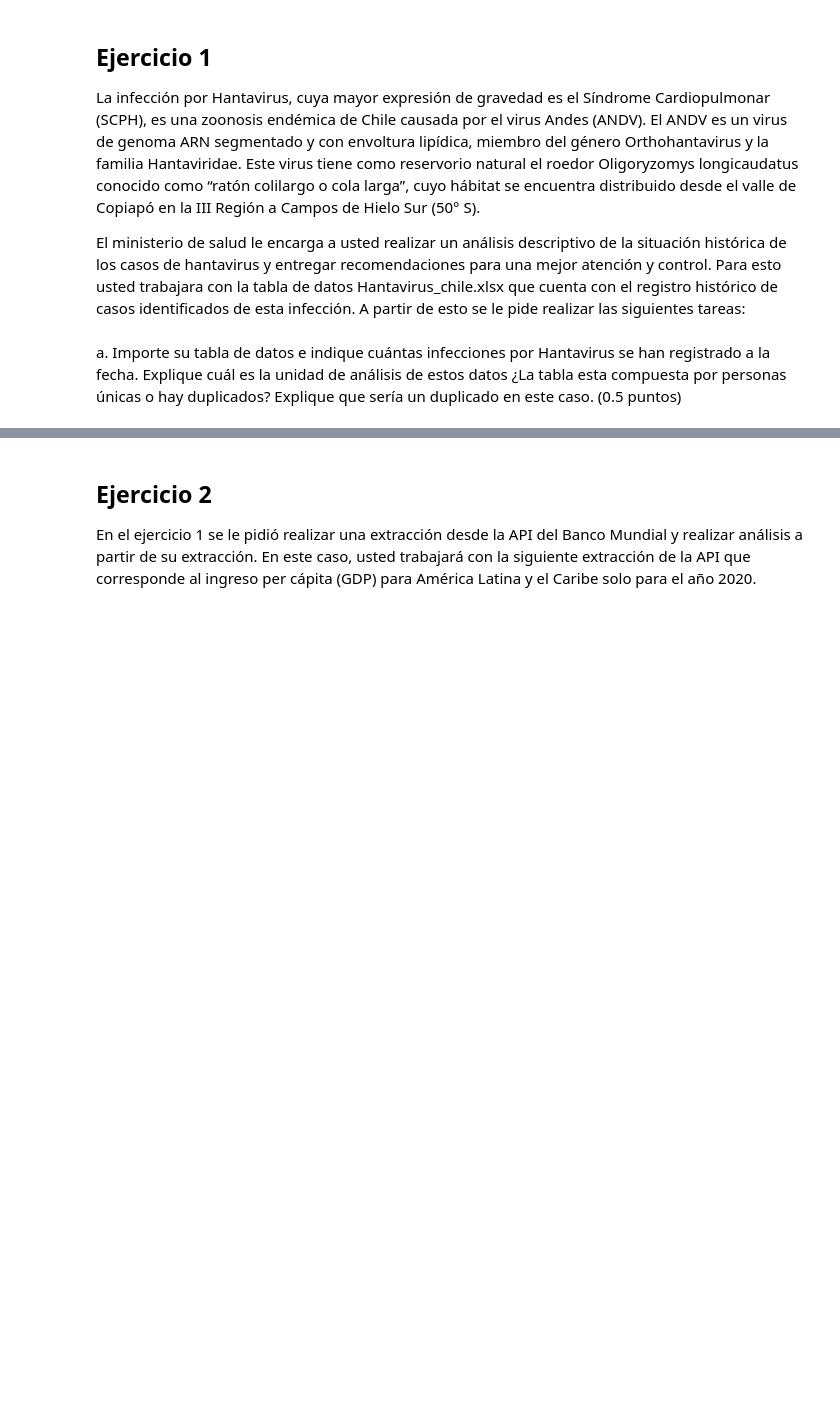
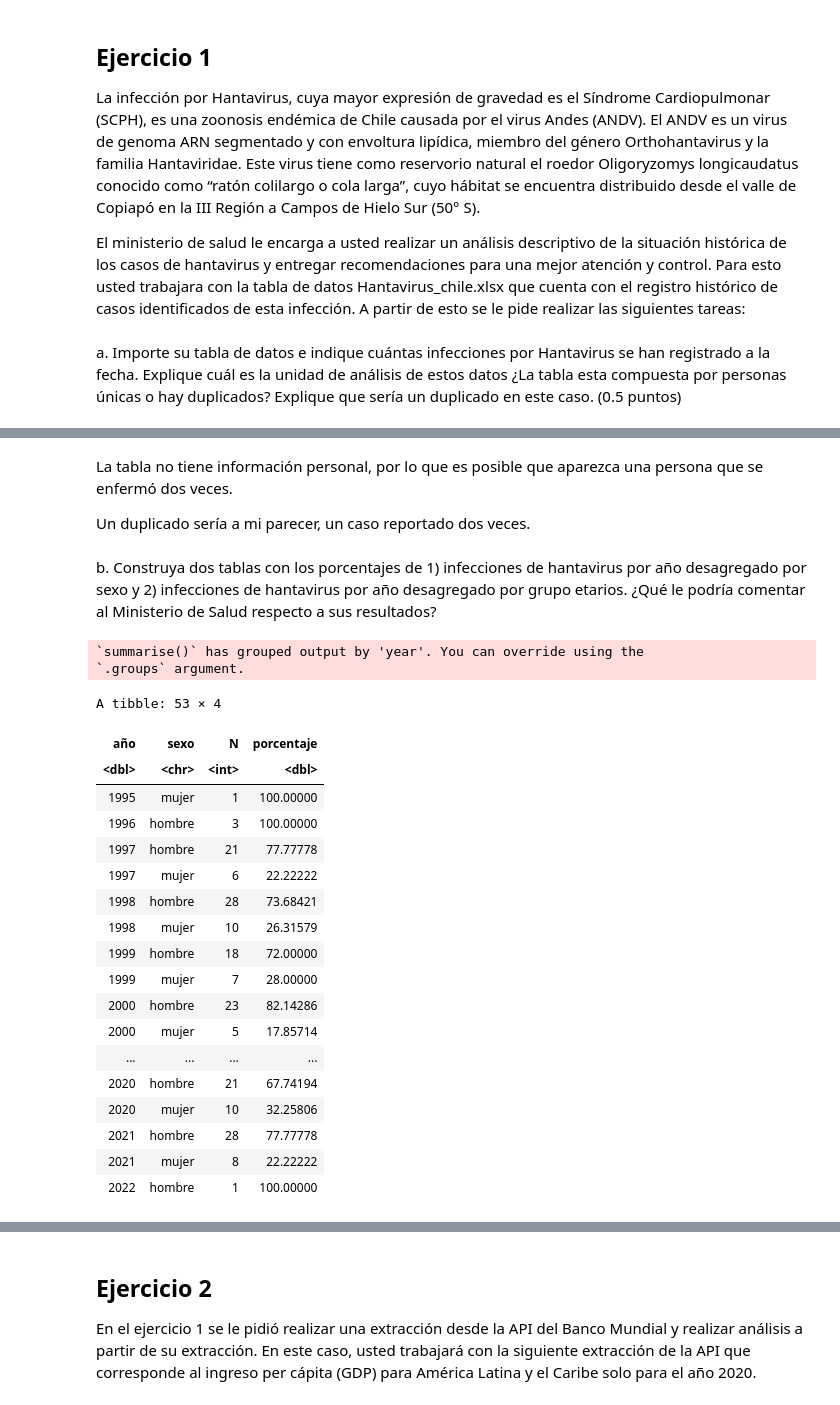
Before and after one commit to zoendeloi/CDPP-TAD1, a Jupyter notebook: tarea2-tad1.ipynb, the cells around one changed output, grey strips where cells are left out. Cells and saved outputs as stored; diff of their text form; code cells hidden in the pictures; blank space fills up the shorter version.

```diff
--- a/tarea2-tad1.ipynb
+++ b/tarea2-tad1.ipynb
@@ -74,0 +91,41 @@ summary(db)
+# %% [markdown]
+La tabla no tiene información personal, por lo que es posible que aparezca una persona que se enfermó dos veces.
+
+Un duplicado sería a mi parecer, un caso reportado dos veces.
+# %% [markdown]
+b. Construya dos tablas con los porcentajes de 1) infecciones de hantavirus por año desagregado por sexo y 2) infecciones de hantavirus por año desagregado por grupo etarios. ¿Qué le podría comentar al Ministerio de Salud respecto a sus resultados?
+# %%
+#creamos una columna con el año
+db$year <- lubridate::year(db$fecha_notificacion)
+
+resumen1 <- db %>%
+    group_by(year, sexo) %>%
+    summarize(N = n()) %>%
+    ungroup() %>%
+    group_by(year) %>%
+    mutate(porcentaje = N / sum(N) * 100) %>%
+    ungroup()
+colnames(resumen1) <- c("año", "sexo", "N", "porcentaje")
+resumen1
+# %% [output]
+`summarise()` has grouped output by 'year'. You can override using the
+`.groups` argument.
+A tibble: 53 × 4
+| año | sexo | N | porcentaje |
+| <dbl> | <chr> | <int> | <dbl> |
+| 1995 | mujer | 1 | 100.00000 |
+| 1996 | hombre | 3 | 100.00000 |
+| 1997 | hombre | 21 | 77.77778 |
+| 1997 | mujer | 6 | 22.22222 |
+| 1998 | hombre | 28 | 73.68421 |
+| 1998 | mujer | 10 | 26.31579 |
+| 1999 | hombre | 18 | 72.00000 |
+| 1999 | mujer | 7 | 28.00000 |
+| 2000 | hombre | 23 | 82.14286 |
+| 2000 | mujer | 5 | 17.85714 |
+| ... | ... | ... | ... |
+| 2020 | hombre | 21 | 67.74194 |
+| 2020 | mujer | 10 | 32.25806 |
+| 2021 | hombre | 28 | 77.77778 |
+| 2021 | mujer | 8 | 22.22222 |
+| 2022 | hombre | 1 | 100.00000 |
```
Also changed, not shown: parts of 8 cells of this notebook.
